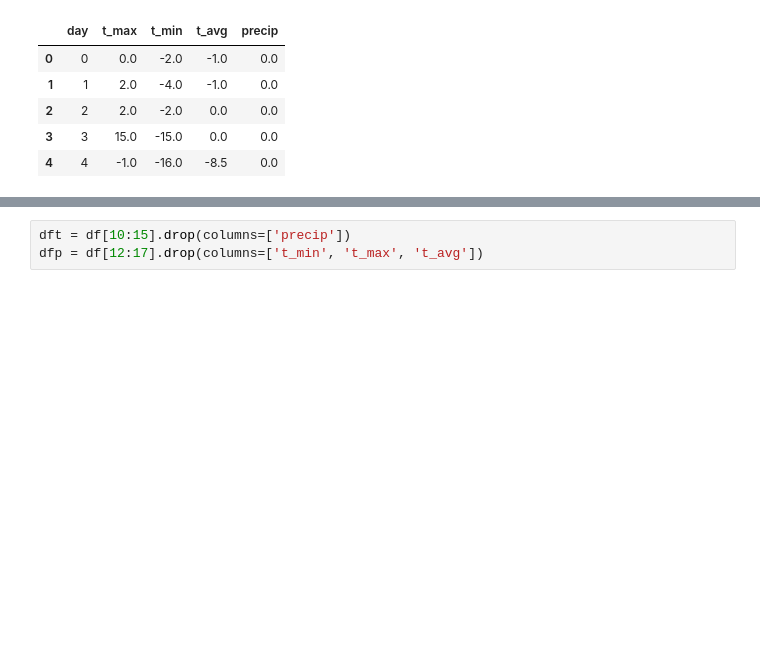
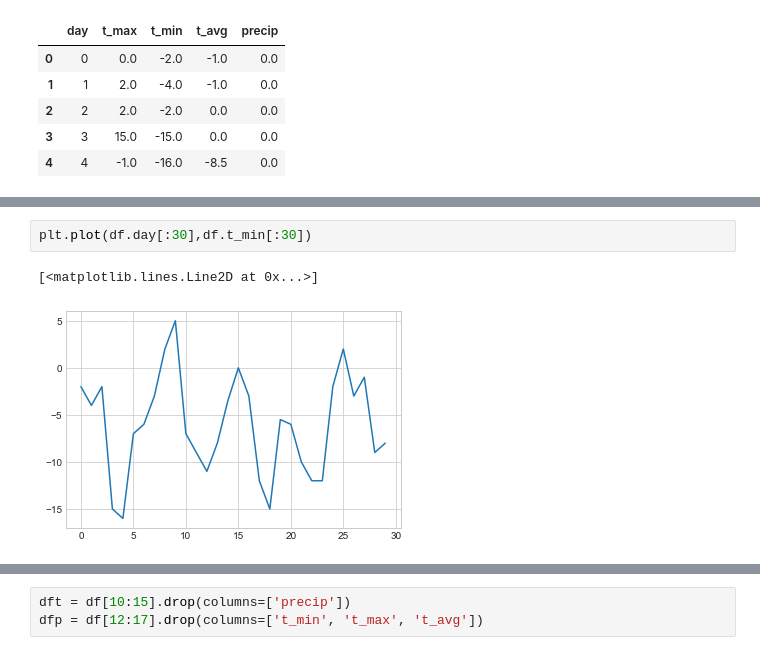
Before and after one commit to creig-with-an-E/Python_AI, a Jupyter notebook: lab_practise/03_week_lab.ipynb, the cells around one changed output, grey strips where cells are left out. Cells and saved outputs as stored; diff of their text form; blank space fills up the shorter version.

```diff
--- a/lab_practise/03_week_lab.ipynb
+++ b/lab_practise/03_week_lab.ipynb
@@ -120,3 +130,8 @@ df['day'][300]
+# %%
+plt.plot(df.day[:30],df.t_min[:30])
+# %% [output]
+[<matplotlib.lines.Line2D at 0x...>]
+[figure, added]
 # %%
 df = df.set_index('day')
 df.tail()
```
Also changed, not shown: parts of 8 cells of this notebook, 3 other files.
